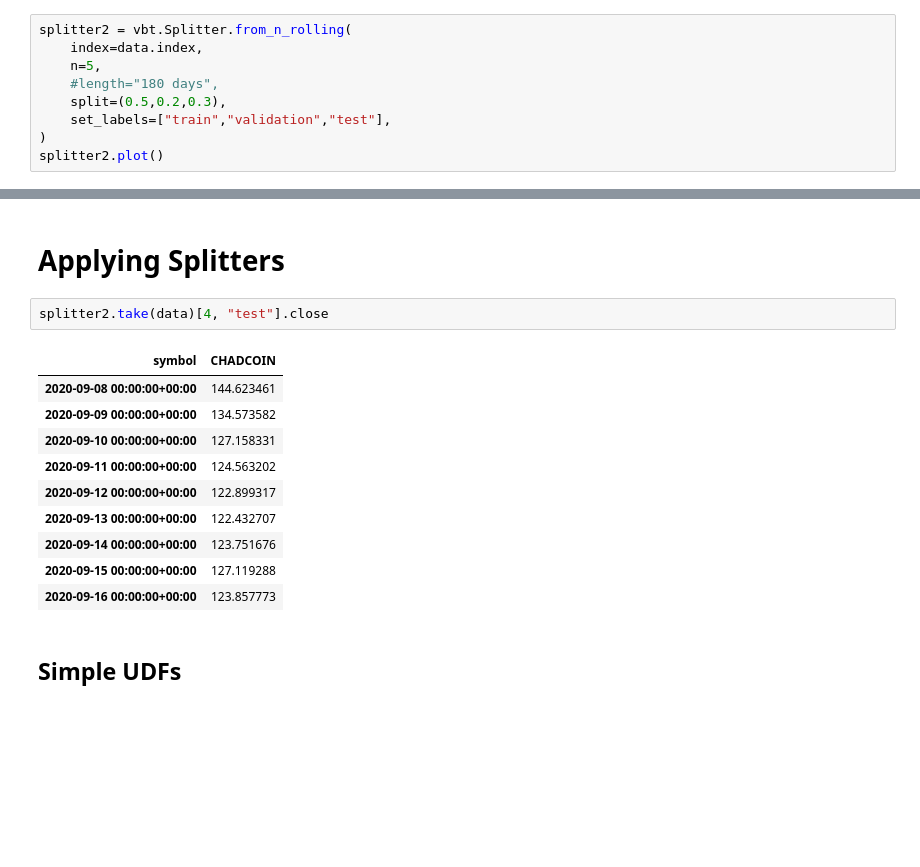
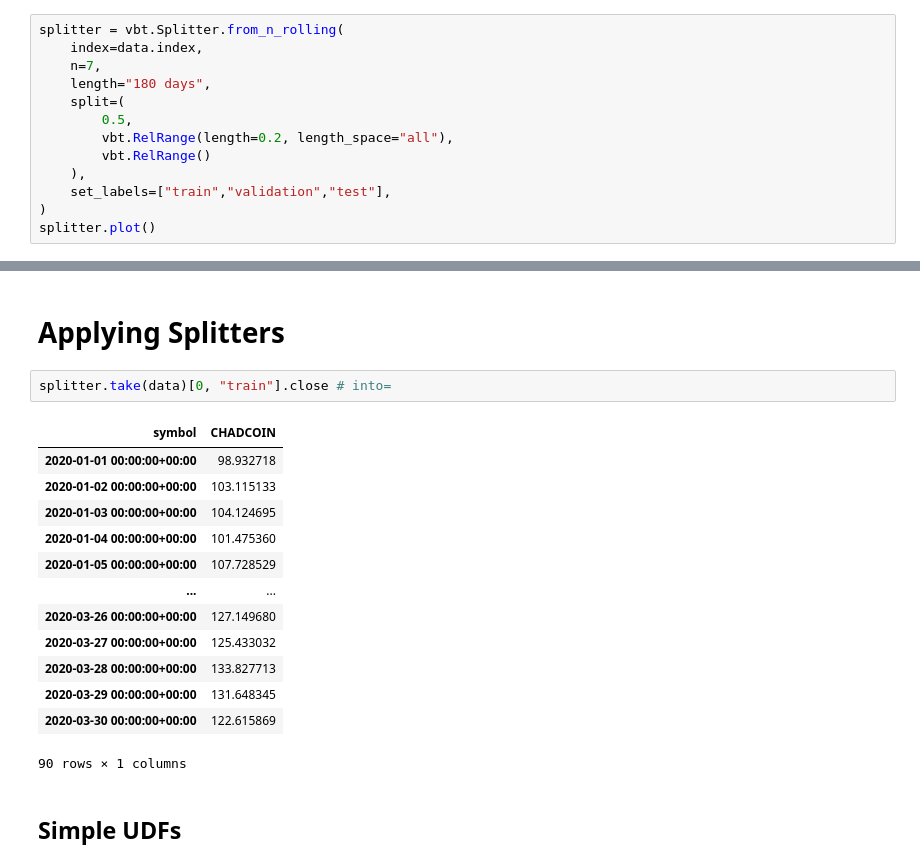
Before and after one commit to ChadThackray/cross-validation-vectorbt-pro-2025, a Jupyter notebook: video.ipynb, the cells around one changed output, grey strips where cells are left out. Saved outputs shown, nothing was run; the diff lists cells and outputs as text; blank space fills up the shorter version.

```diff
--- a/video.ipynb
+++ b/video.ipynb
@@ -50,12 +50,16 @@ FigureWidget({
                'yaxis': {'type': 'category'}}
 })
 # %%
-splitter2 = vbt.Splitter.from_n_rolling(
+splitter = vbt.Splitter.from_n_rolling(
     index=data.index,
-    n=5,
-    #length="180 days",
-    split=(0.5,0.2,0.3),
+    n=7,
+    length="180 days",
+    split=(
+        0.5,
+        vbt.RelRange(length=0.2, length_space="all"),
+        vbt.RelRange()
+    ),
     set_labels=["train","validation","test"],
 )
-splitter2.plot()
+splitter.plot()
 # %% [output]
@@ -92,18 +83,21 @@ FigureWidget({
 # %% [markdown]
 # Applying Splitters
 # %%
-splitter2.take(data)[4, "test"].close
+splitter.take(data)[0, "train"].close # into=
 # %% [output]
 | symbol | CHADCOIN |
-| 2020-09-08 00:00:00+00:00 | 144.623461 |
-| 2020-09-09 00:00:00+00:00 | 134.573582 |
-| 2020-09-10 00:00:00+00:00 | 127.158331 |
-| 2020-09-11 00:00:00+00:00 | 124.563202 |
-| 2020-09-12 00:00:00+00:00 | 122.899317 |
-| 2020-09-13 00:00:00+00:00 | 122.432707 |
-| 2020-09-14 00:00:00+00:00 | 123.751676 |
-| 2020-09-15 00:00:00+00:00 | 127.119288 |
-| 2020-09-16 00:00:00+00:00 | 123.857773 |
+| 2020-01-01 00:00:00+00:00 | 98.932718 |
+| 2020-01-02 00:00:00+00:00 | 103.115133 |
+| 2020-01-03 00:00:00+00:00 | 104.124695 |
+| 2020-01-04 00:00:00+00:00 | 101.475360 |
+| 2020-01-05 00:00:00+00:00 | 107.728529 |
+| ... | ... |
+| 2020-03-26 00:00:00+00:00 | 127.149680 |
+| 2020-03-27 00:00:00+00:00 | 125.433032 |
+| 2020-03-28 00:00:00+00:00 | 133.827713 |
+| 2020-03-29 00:00:00+00:00 | 131.648345 |
+| 2020-03-30 00:00:00+00:00 | 122.615869 |
+90 rows × 1 columns
 # %% [markdown]
 ## Simple UDFs
 # %%
```
Also changed, not shown: parts of 18 cells of this notebook.
